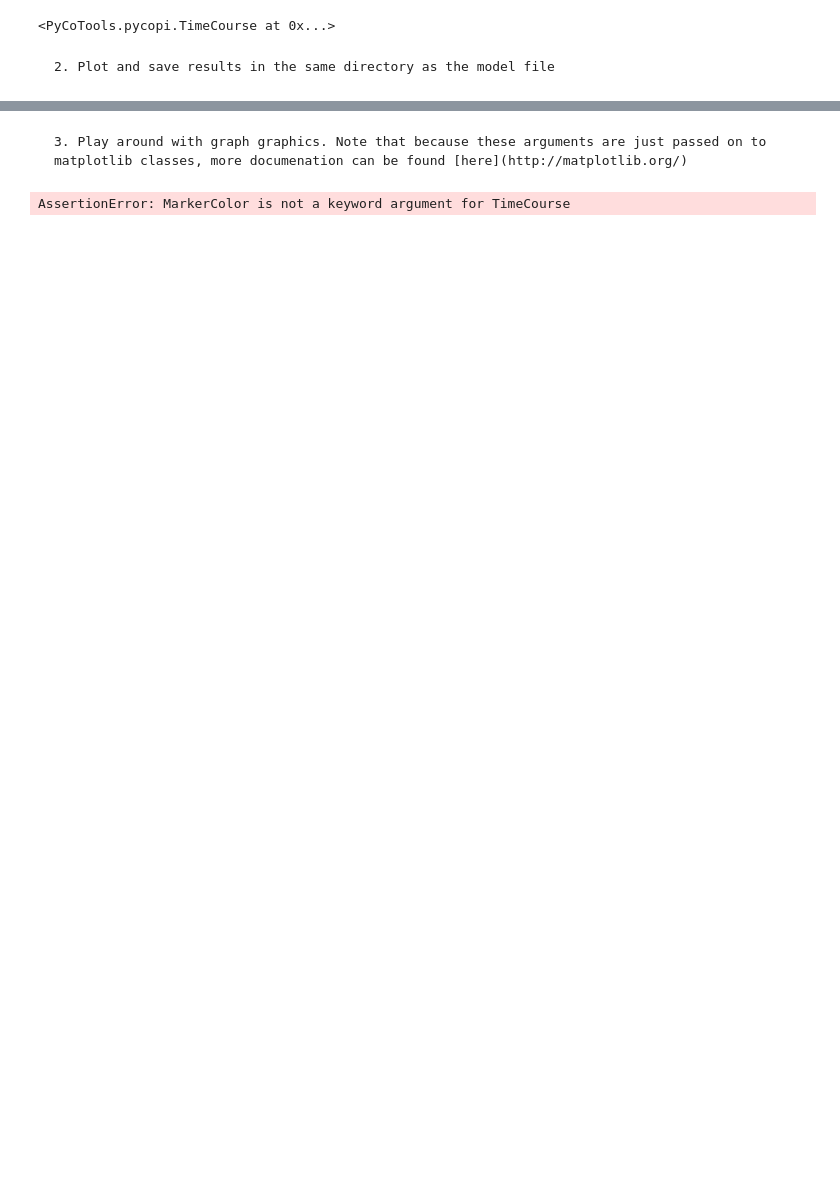
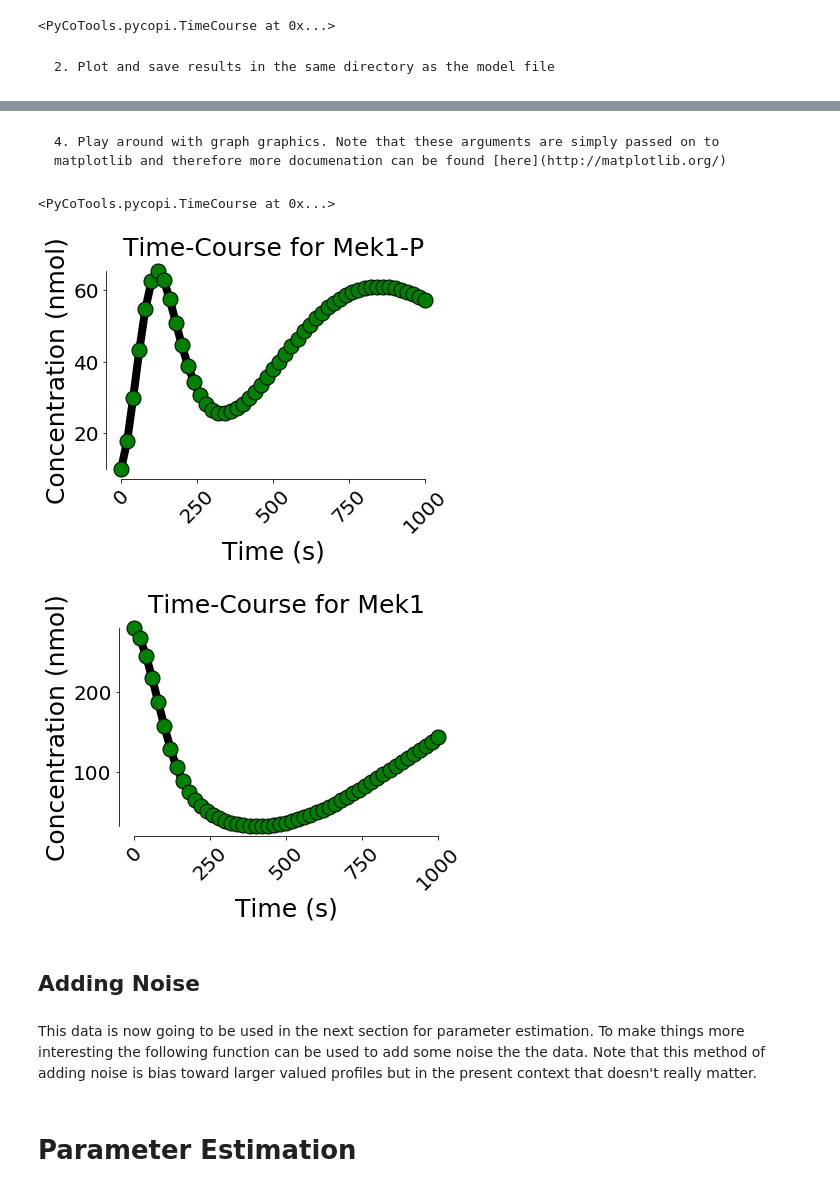
Before and after one commit to CiaranWelsh/pycotools3, a Jupyter notebook: PyCoTools/Examples/KholodenkoExample/PyCoToolsTutorial.ipynb, the cells around one changed output, grey strips where cells are left out. Saved outputs shown, nothing was run; the diff lists cells and outputs as text; code cells hidden in the pictures; blank space fills up the shorter version.

```diff
--- a/PyCoTools/Examples/KholodenkoExample/PyCoToolsTutorial.ipynb
+++ b/PyCoTools/Examples/KholodenkoExample/PyCoToolsTutorial.ipynb
@@ -95,19 +99,28 @@ PyCoTools.pycopi.TimeCourse(K.kholodenko_model,
 # %% [markdown]
-    3. Play around with graph graphics. Note that because these arguments are just passed on to matplotlib classes, more documenation can be found [here](http://matplotlib.org/)
+    4. Play around with graph graphics. Note that these arguments are simply passed on to matplotlib and therefore more documenation can be found [here](http://matplotlib.org/)
 # %%
 PyCoTools.pycopi.TimeCourse(K.kholodenko_model,
                             ReportName=K.timecourse_report,
                             End=1000,
                             Intervals=50,
                             StepSize=20,
                             Plot='true',
                             SaveFig='true',
                             Metabolites=['Mek1-P','Mek1'],
                             LineWidth=8,
                             MarkerSize=15,
-                            MarkerColor='b',
+                            MarkerColor='g',
                             AxisSize=20,
                             FontSize=25,
+                            LineStyle='-',
+                            XTickRotation=45,
+
                            )
 # %% [output]
-AssertionError: MarkerColor is not a keyword argument for TimeCourse
+<PyCoTools.pycopi.TimeCourse at 0x...>
+[figure, added]
+[figure, added]
+# %% [markdown]
+## Adding Noise
+# %% [markdown]
+This data is now going to be used in the next section for parameter estimation. To make things more interesting the following function can be used to add some noise the the data. Note that this method of adding noise is bias toward larger valued profiles but in the present context that doesn't really matter.
@@ -113,0 +178,2 @@ AssertionError: MarkerColor is not a keyword argument for TimeCourse
+# %% [markdown]
+# Parameter Estimation
```
Also changed, not shown: parts of 42 cells of this notebook, 37 other files.
